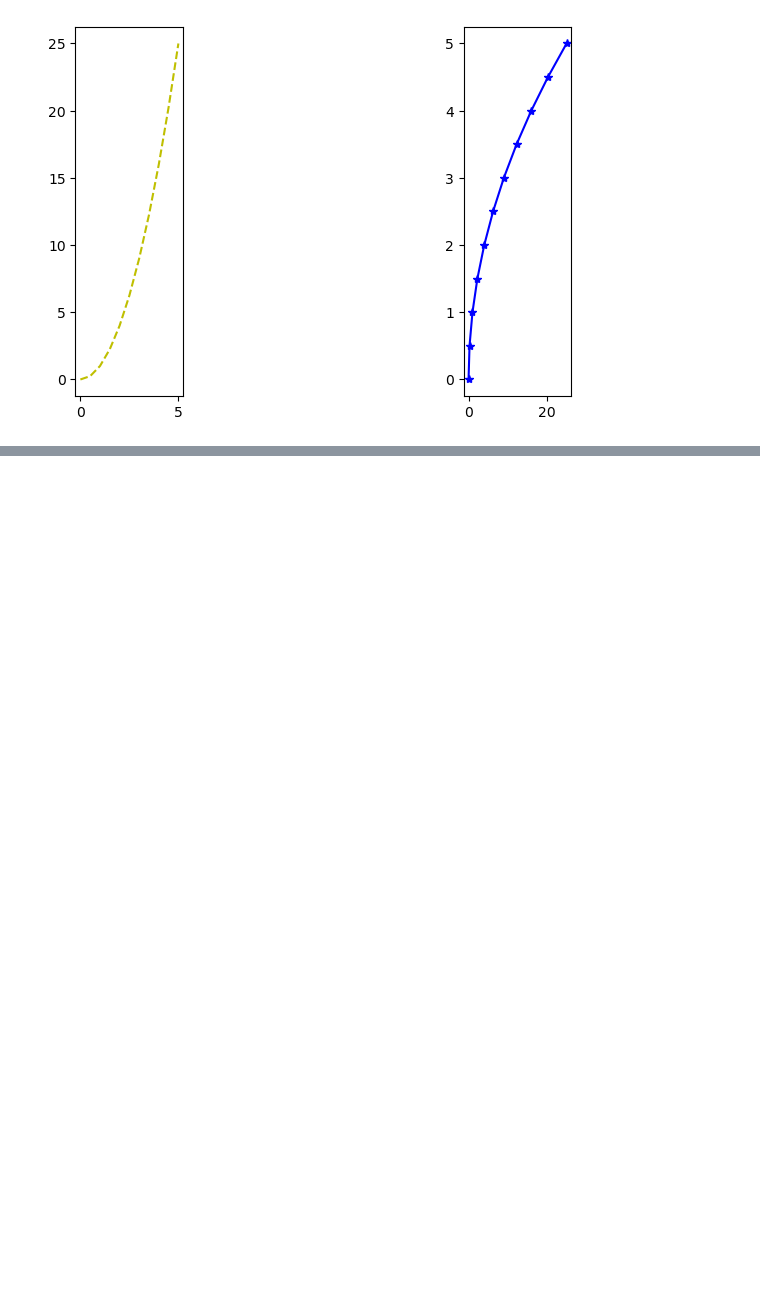
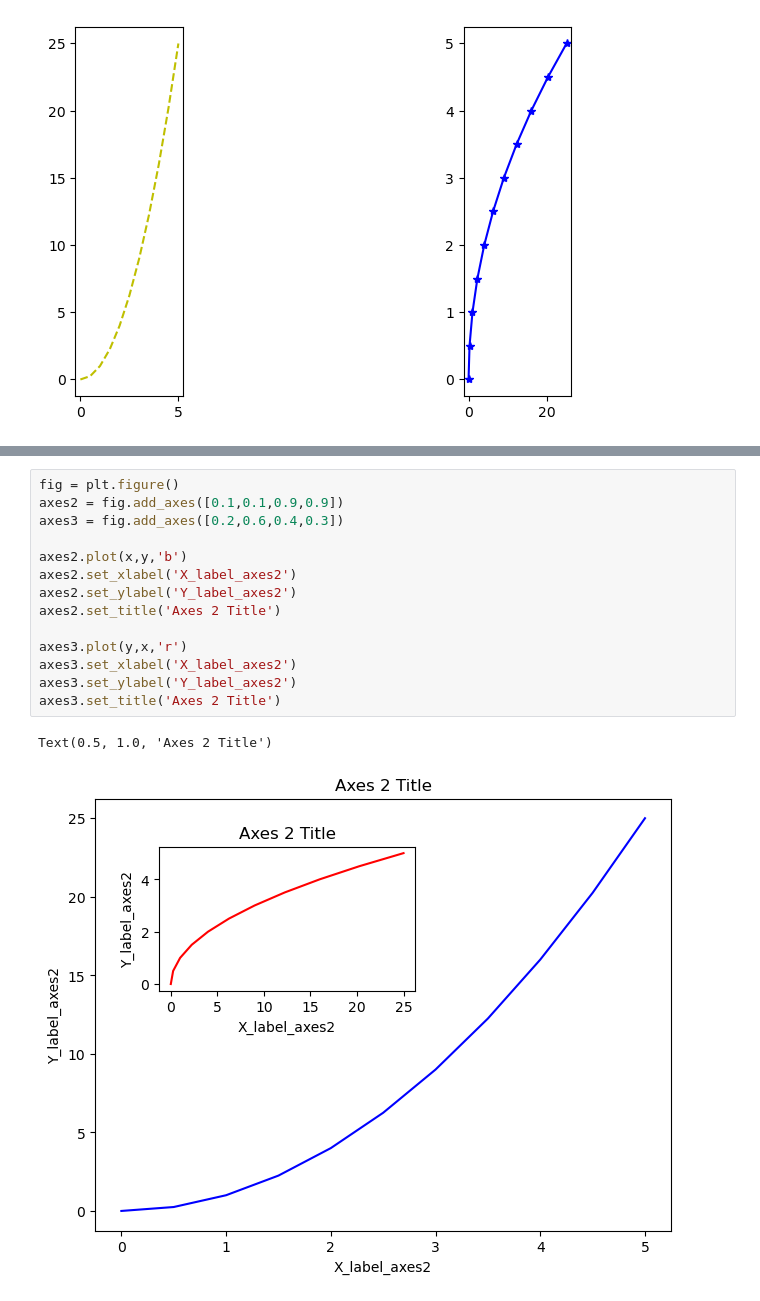
Before and after one commit to jh6416/web, a Jupyter notebook: python_pratice/10강.ipynb, the cells around one changed output, grey strips where cells are left out. Cells and saved outputs as stored; diff of their text form; blank space fills up the shorter version.

```diff
--- a/python_pratice/10강.ipynb
+++ b/python_pratice/10강.ipynb
@@ -95,0 +117,17 @@ plt.plot(y,x,'b*-')
+# %%
+fig = plt.figure()
+axes2 = fig.add_axes([0.1,0.1,0.9,0.9])
+axes3 = fig.add_axes([0.2,0.6,0.4,0.3])
+
+axes2.plot(x,y,'b')
+axes2.set_xlabel('X_label_axes2')
+axes2.set_ylabel('Y_label_axes2')
+axes2.set_title('Axes 2 Title')
+
+axes3.plot(y,x,'r')
+axes3.set_xlabel('X_label_axes2')
+axes3.set_ylabel('Y_label_axes2')
+axes3.set_title('Axes 2 Title')
+# %% [output]
+Text(0.5, 1.0, 'Axes 2 Title')
+[figure, added]
```
Also changed, not shown: parts of 22 cells of this notebook, 9 other files.
